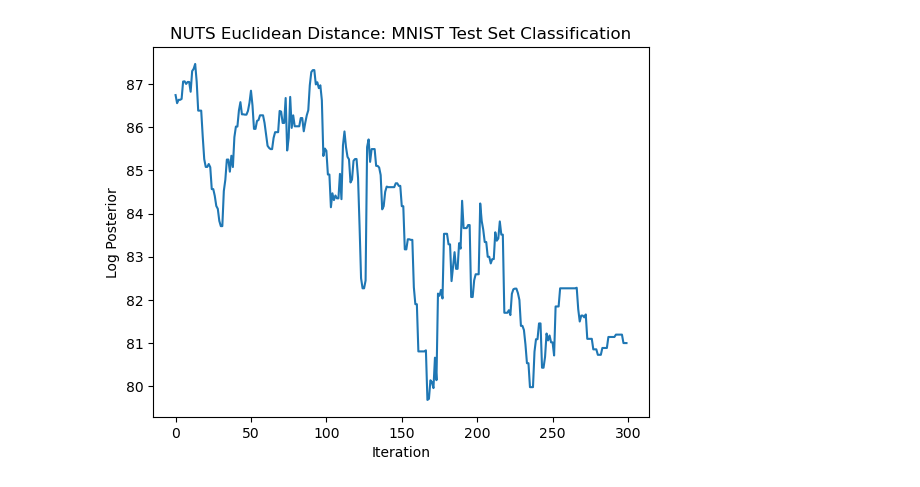
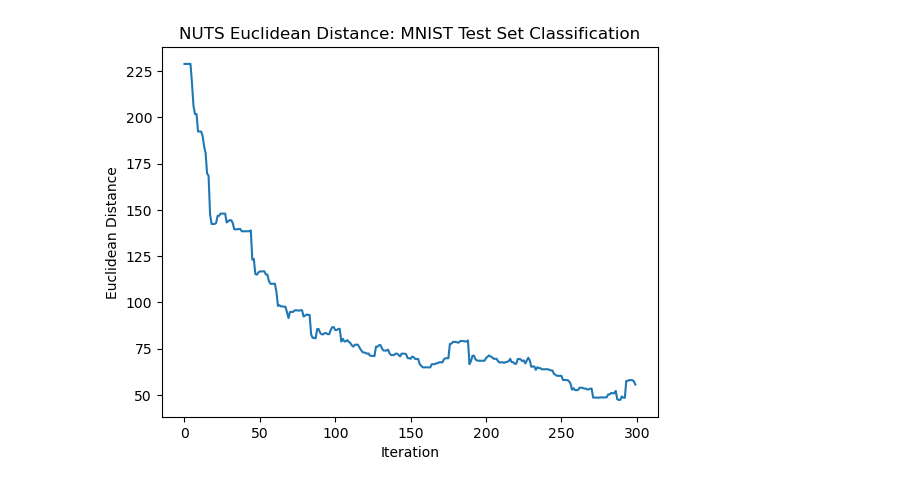
Before and after one commit to jberezow/OptDigits, a Jupyter notebook: Thesis-MNIST.ipynb, the cells around one changed output. Cells and saved outputs as stored; diff of their text form; code cells hidden in the pictures.

```diff
--- a/Thesis-MNIST.ipynb
+++ b/Thesis-MNIST.ipynb
@@ -768,10 +731,10 @@ plt.ylabel("Log Posterior");
 # %%
 plot(dists)
 plt.title("NUTS Euclidean Distance: MNIST Test Set Classification")
 plt.xlabel("Iteration")
-plt.ylabel("Log Posterior");
+plt.ylabel("Euclidean Distance");
 # %% [output]
-[figure, old version]
+[figure, new version]
 # %%
 #Bar Chart of Guesses For Given Target
 targets = []
```
Also changed, not shown: parts of 24 cells of this notebook, 3 other files.
